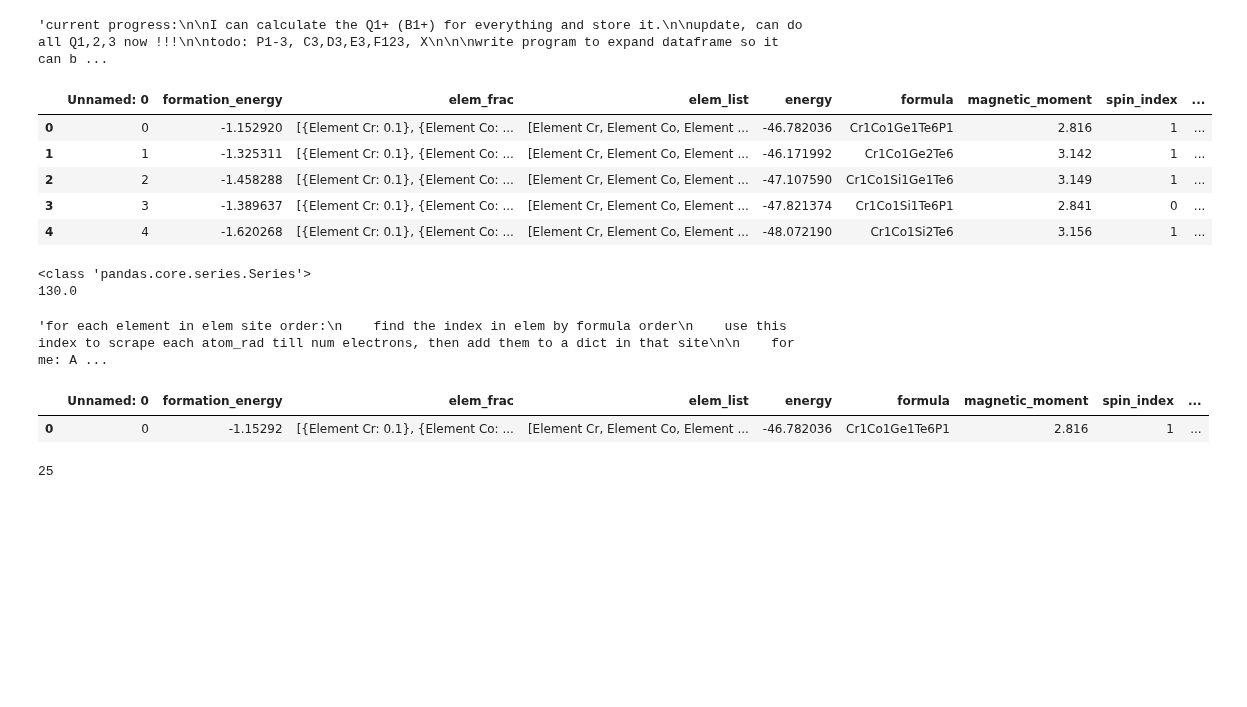
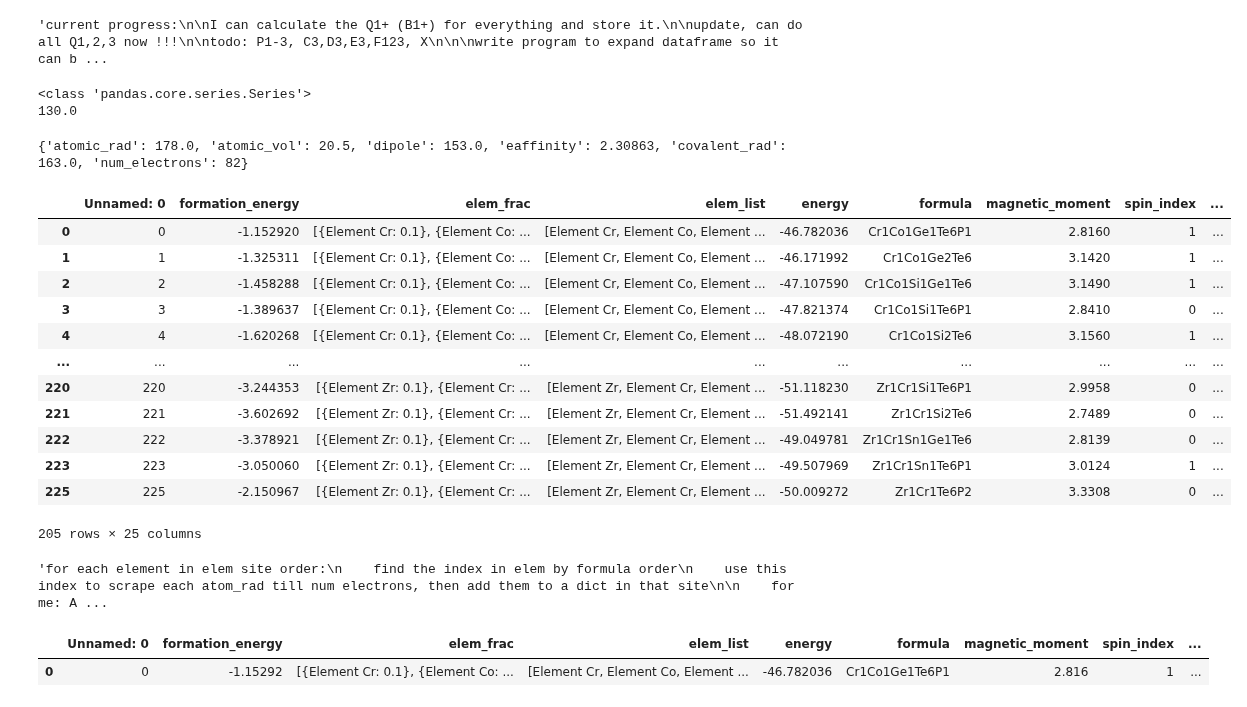
Before and after one commit to erikswanke/2d-Material-Science, a Jupyter notebook: critical role descriptor.ipynb, the cells around one changed output. Drawn from its saved outputs; the diff is of its cells as text; code cells hidden in the pictures; blank space fills up the shorter version.

Commit message:
can normalize input data now
I added support to normalize the data, but now the properties seem too flat to be learned from

```diff
--- a/critical role descriptor.ipynb
+++ b/critical role descriptor.ipynb
@@ -75,14 +75,7 @@ converters = {
 
 
 df2 = pd.read_csv('base_descriptors_parsed.csv', converters=converters)
-display(df2.head(5))
+#display(df2.head(5))
-# %% [output]
-|  | Unnamed: 0 | formation_energy | elem_frac | elem_list | energy | formula | magnetic_moment | spin_index | ... |
-| 0 | 0 | -1.152920 | [{Element Cr: 0.1}, {Element Co: ... | [Element Cr, Element Co, Element ... | -46.782036 | Cr1Co1Ge1Te6P1 | 2.816 | 1 | ... |
-| 1 | 1 | -1.325311 | [{Element Cr: 0.1}, {Element Co: ... | [Element Cr, Element Co, Element ... | -46.171992 | Cr1Co1Ge2Te6 | 3.142 | 1 | ... |
-| 2 | 2 | -1.458288 | [{Element Cr: 0.1}, {Element Co: ... | [Element Cr, Element Co, Element ... | -47.107590 | Cr1Co1Si1Ge1Te6 | 3.149 | 1 | ... |
-| 3 | 3 | -1.389637 | [{Element Cr: 0.1}, {Element Co: ... | [Element Cr, Element Co, Element ... | -47.821374 | Cr1Co1Si1Te6P1 | 2.841 | 0 | ... |
-| 4 | 4 | -1.620268 | [{Element Cr: 0.1}, {Element Co: ... | [Element Cr, Element Co, Element ... | -48.072190 | Cr1Co1Si2Te6 | 3.156 | 1 | ... |
 # %%
 pd.set_option('display.max_columns', None)
 df = df2
@@ -98,6 +91,56 @@ df = df[df['X'] != {}]
 # %% [output]
 <class 'pandas.core.series.Series'>
 130.0
+# %%
+properties = ['atomic_rad', 'atomic_vol','dipole', 'eaffinity','covalent_rad', 'num_electrons']
+maxes = {}
+#find maximum of each property
+
+for i in properties:
+    curmaxabs = 0
+    for(index, row) in df.iterrows():
+        for j in row[i]:
+            if(abs(j)>curmaxabs):
+                curmaxabs=abs(j)
+    maxes[i] = curmaxabs
+print(maxes)
+
+#normalize the data stored in property order
+for i in properties:
+    for(index, row) in df.iterrows():
+        curnew = []
+        for j in row[i]:
+            j/= maxes[i]
+            curnew.append(j)
+
+        df.at[index, i] = curnew
+#display(df)
+
+#normalize the data stored in site order
+sites = ['A1', 'A2', 'B1', 'B2', 'X']
+for i in sites:
+    for(index, row) in df.iterrows():
+        curnew = {}
+        for j in row[i]:
+            curnew[j] = row[i][j]/maxes[j]
+        #display(curnew)
+        df.at[index, i] = curnew
+display(df)
+# %% [output]
+{'atomic_rad': 178.0, 'atomic_vol': 20.5, 'dipole': 153.0, 'eaffinity': 2.30863, 'covalent_rad': 163.0, 'num_electrons': 82}
+|  | Unnamed: 0 | formation_energy | elem_frac | elem_list | energy | formula | magnetic_moment | spin_index | ... |
+| 0 | 0 | -1.152920 | [{Element Cr: 0.1}, {Element Co: ... | [Element Cr, Element Co, Element ... | -46.782036 | Cr1Co1Ge1Te6P1 | 2.8160 | 1 | ... |
+| 1 | 1 | -1.325311 | [{Element Cr: 0.1}, {Element Co: ... | [Element Cr, Element Co, Element ... | -46.171992 | Cr1Co1Ge2Te6 | 3.1420 | 1 | ... |
+| 2 | 2 | -1.458288 | [{Element Cr: 0.1}, {Element Co: ... | [Element Cr, Element Co, Element ... | -47.107590 | Cr1Co1Si1Ge1Te6 | 3.1490 | 1 | ... |
+| 3 | 3 | -1.389637 | [{Element Cr: 0.1}, {Element Co: ... | [Element Cr, Element Co, Element ... | -47.821374 | Cr1Co1Si1Te6P1 | 2.8410 | 0 | ... |
+| 4 | 4 | -1.620268 | [{Element Cr: 0.1}, {Element Co: ... | [Element Cr, Element Co, Element ... | -48.072190 | Cr1Co1Si2Te6 | 3.1560 | 1 | ... |
+| ... | ... | ... | ... | ... | ... | ... | ... | ... | ... |
+| 220 | 220 | -3.244353 | [{Element Zr: 0.1}, {Element Cr: ... | [Element Zr, Element Cr, Element ... | -51.118230 | Zr1Cr1Si1Te6P1 | 2.9958 | 0 | ... |
+| 221 | 221 | -3.602692 | [{Element Zr: 0.1}, {Element Cr: ... | [Element Zr, Element Cr, Element ... | -51.492141 | Zr1Cr1Si2Te6 | 2.7489 | 0 | ... |
+| 222 | 222 | -3.378921 | [{Element Zr: 0.1}, {Element Cr: ... | [Element Zr, Element Cr, Element ... | -49.049781 | Zr1Cr1Sn1Ge1Te6 | 2.8139 | 0 | ... |
+| 223 | 223 | -3.050060 | [{Element Zr: 0.1}, {Element Cr: ... | [Element Zr, Element Cr, Element ... | -49.507969 | Zr1Cr1Sn1Te6P1 | 3.0124 | 1 | ... |
+| 225 | 225 | -2.150967 | [{Element Zr: 0.1}, {Element Cr: ... | [Element Zr, Element Cr, Element ... | -50.009272 | Zr1Cr1Te6P2 | 3.3308 | 0 | ... |
+205 rows × 25 columns
 # %%
 '''for each element in elem site order:
     find the index in elem by formula order
@@ -221,7 +275,8 @@ def calculate(pairlist, id, sign, row):
     return dct
 # %%
 #add and sub is both same amount of calculations
-cols_to_add = [['Q1+','P1', '+'], ['Q1-','P1', '-'], ['Q2+','P2', '+'],['Q2-','P2', '-'],['Q3+','P3', '+'],['Q3-','P3', '-'],['C3', 'P3&Q3', '**2']] # name, type, sign
+#['P1','P1', '.'],['P2','P2', '.'],['P3','P3', '.'],
+cols_to_add = [['P1','P1', '.'],['P2','P2', '.'],['P3','P3', '.'],['Q1+','P1', '+'], ['Q1-','P1', '-'], ['Q2+','P2', '+'],['Q2-','P2', '-'],['Q3+','P3', '+'],['Q3-','P3', '-'],['C3', 'P3&Q3', '**2']]#, ['F1', ['Q1+', 'Q1-'], '++']] # name, type, sign
 
 pairs = [('A1', 'A2'),('A1', 'X'),('A2', 'X'),('B1', 'X'),('B2', 'X')]
 
@@ -237,10 +292,8 @@ for c in cols_to_add:
 
 display(df.head(1))
 #display(df.iloc[5]['Q1-'])
-print(len(df.iloc[5]['C3']))
 # %% [output]
 |  | Unnamed: 0 | formation_energy | elem_frac | elem_list | energy | formula | magnetic_moment | spin_index | ... |
 | 0 | 0 | -1.15292 | [{Element Cr: 0.1}, {Element Co: ... | [Element Cr, Element Co, Element ... | -46.782036 | Cr1Co1Ge1Te6P1 | 2.816 | 1 | ... |
-25
 # %%
 #expand dataframe into model friendly format
```
Also changed, not shown: parts of 4 cells of this notebook.
